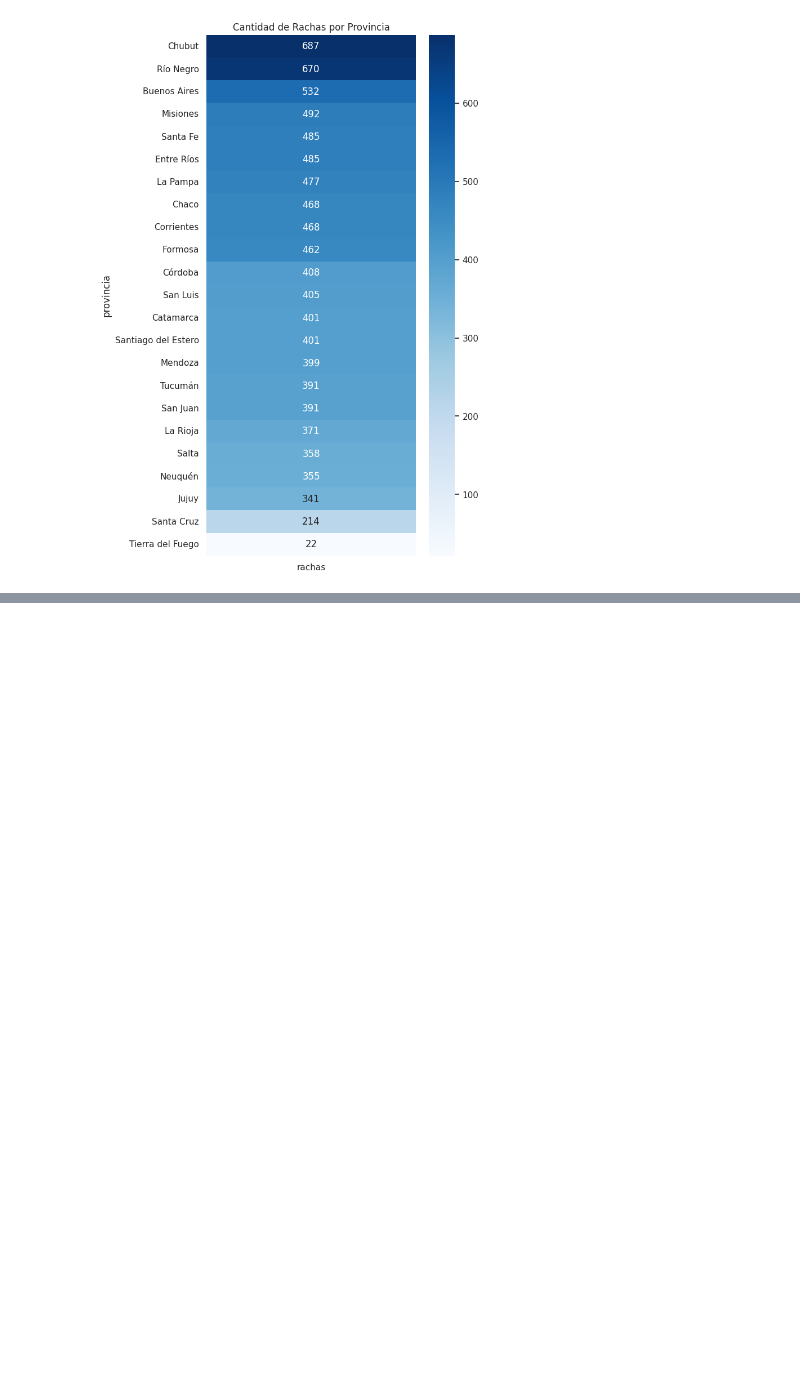
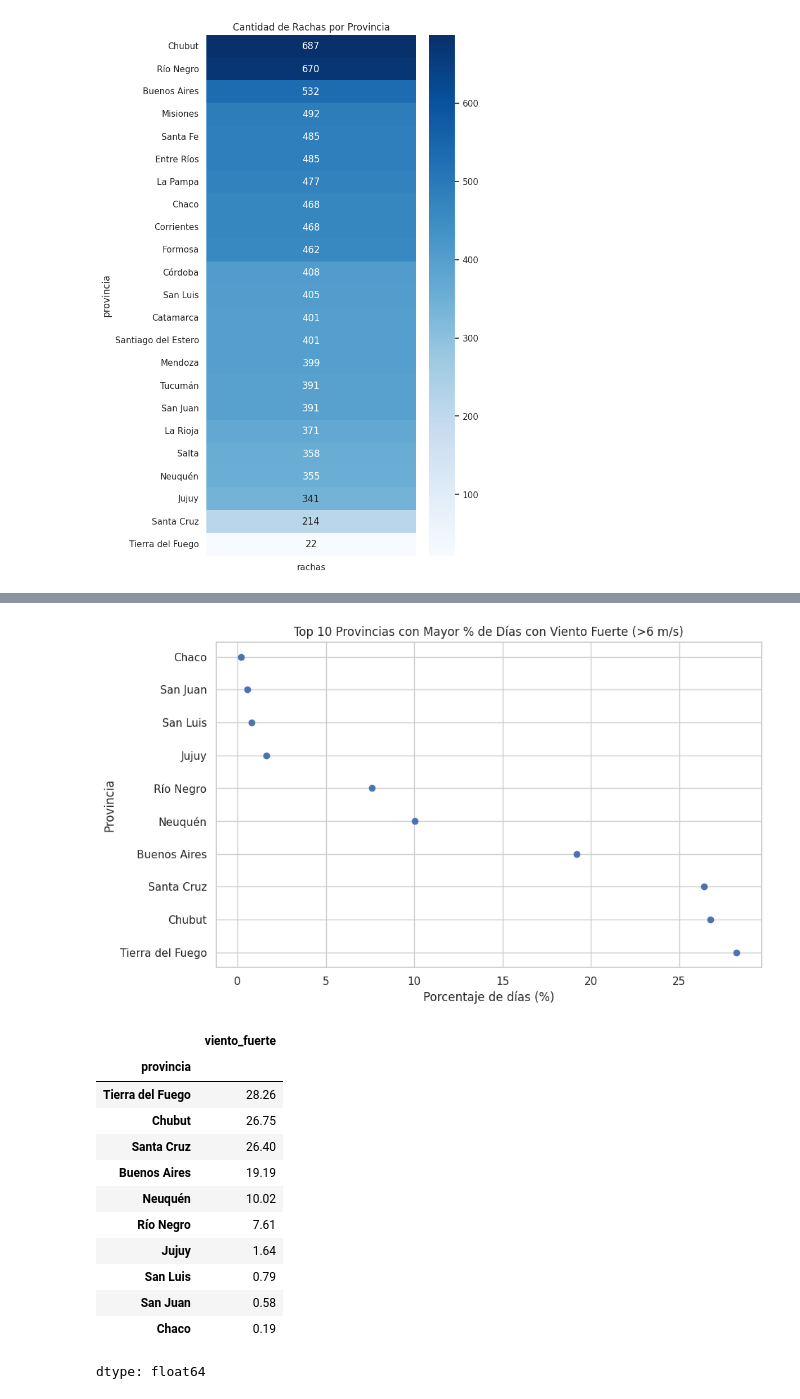
Before and after one commit to IvanSerem/ds2-proyecto-agricola, a Jupyter notebook: DataScienceII.ipynb, the cells around one changed output, grey strips where cells are left out. Cells and saved outputs as stored; diff of their text form; code cells hidden in the pictures; blank space fills up the shorter version.

```diff
--- a/DataScienceII.ipynb
+++ b/DataScienceII.ipynb
@@ -741,0 +790,48 @@ plt.show()
+# %%
+import pandas as pd
+import matplotlib.pyplot as plt
+import seaborn as sns
+
+# 1️⃣ Definir umbral de viento fuerte
+umbral_viento = 6  # m/s
+
+# 2️⃣ Crear columna booleana
+df_clima_crudo["viento_fuerte"] = df_clima_crudo["WS2M"] > umbral_viento
+
+# 3️⃣ Calcular porcentaje de días con viento fuerte por provincia
+viento_fuerte_por_prov = (
+    df_clima_crudo
+    .groupby("provincia")["viento_fuerte"]
+    .mean() * 100
+).sort_values(ascending=False)
+
+# 4️⃣ Mostrar Top 10
+top_10_viento = viento_fuerte_por_prov.head(10)
+
+# 5️⃣ Gráfico tipo dot plot (más profesional que barras)
+plt.figure(figsize=(10,6))
+plt.scatter(top_10_viento.values, top_10_viento.index)
+
+plt.title("Top 10 Provincias con Mayor % de Días con Viento Fuerte (>6 m/s)")
+plt.xlabel("Porcentaje de días (%)")
+plt.ylabel("Provincia")
+
+plt.show()
+
+# 6️⃣ Mostrar valores numéricos
+display(top_10_viento.round(2))
+# %% [output]
+[figure, added]
+|  | viento_fuerte |
+| provincia |  |
+| Tierra del Fuego | 28.26 |
+| Chubut | 26.75 |
+| Santa Cruz | 26.40 |
+| Buenos Aires | 19.19 |
+| Neuquén | 10.02 |
+| Río Negro | 7.61 |
+| Jujuy | 1.64 |
+| San Luis | 0.79 |
+| San Juan | 0.58 |
+| Chaco | 0.19 |
+dtype: float64
```
Also changed, not shown: parts of 6 cells of this notebook.
